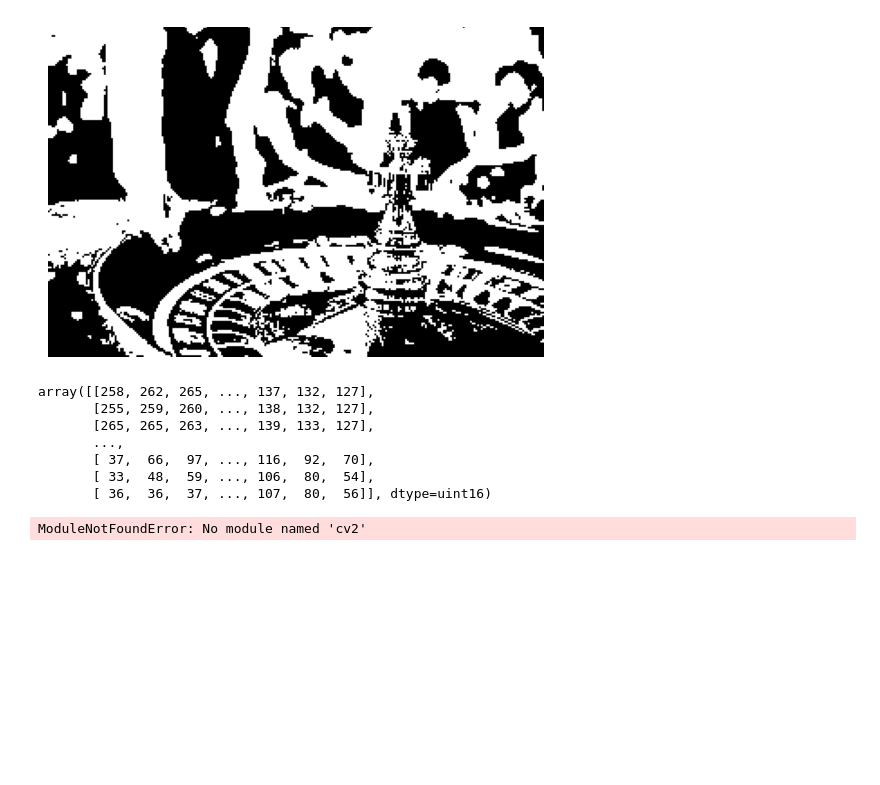
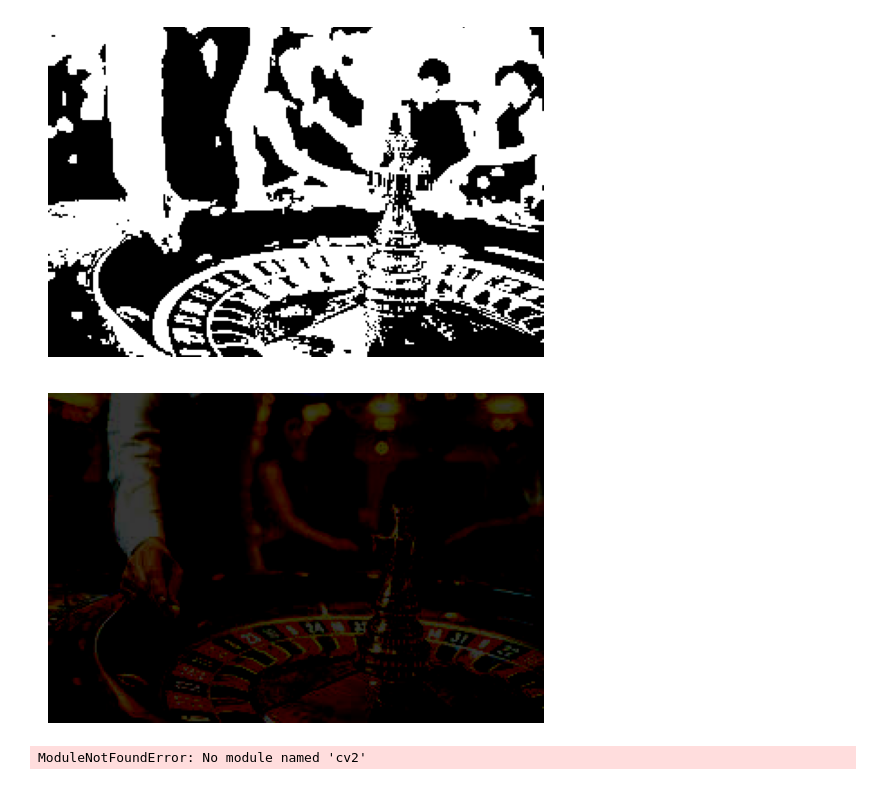
Before and after one commit to Bartekb3/image_processing_app, a Jupyter notebook: functions.ipynb, the cells around one changed output. Saved outputs shown, nothing was run; the diff lists cells and outputs as text; code cells hidden in the pictures; blank space fills up the shorter version.

```diff
--- a/functions.ipynb
+++ b/functions.ipynb
@@ -106,21 +106,14 @@ def adjust_light(img_matrix, brightness):
 
     image = img_matrix.copy()
 
-    a = [0.299, 0.587, 0.114]
-    if len(image.shape) == 3:
-        for i in range(3):
-            image[:,:,i] = image[:,:,i] + brightness*a[i]
+    image = image.astype(np.int16)
+    image += brightness
+
     return np.clip(image, 0, 255).astype(np.uint8)
-# %%
-l[:,:,0] +10
-# %% [output]
-array([[258, 262, 265, ..., 137, 132, 127],
-       [255, 259, 260, ..., 138, 132, 127],
-       [265, 265, 263, ..., 139, 133, 127],
-       ...,
-       [ 37,  66,  97, ..., 116,  92,  70],
-       [ 33,  48,  59, ..., 106,  80,  54],
-       [ 36,  36,  37, ..., 107,  80,  56]], dtype=uint16)
+# %%
+print_image_to_console(adjust_light(l, -200))
+# %% [output]
+[figure, added]
 # %%
 import numpy as np
 
```
Also changed, not shown: 4 other files.
